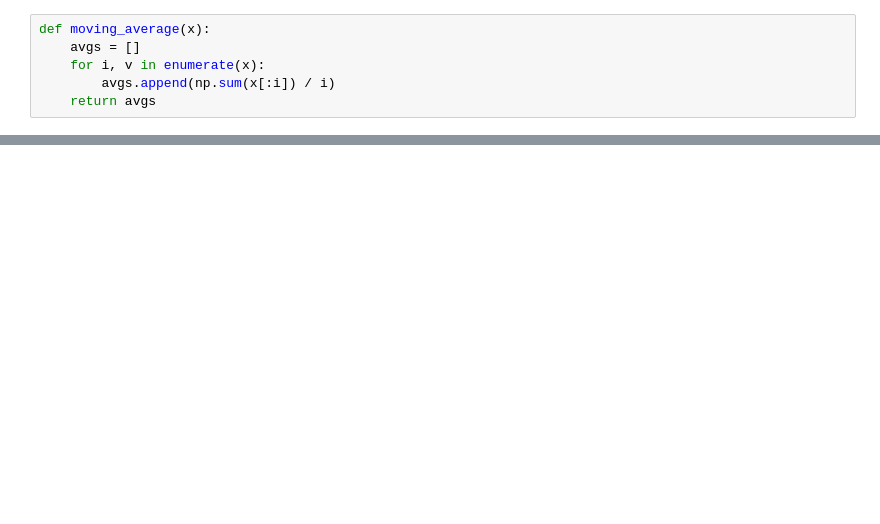
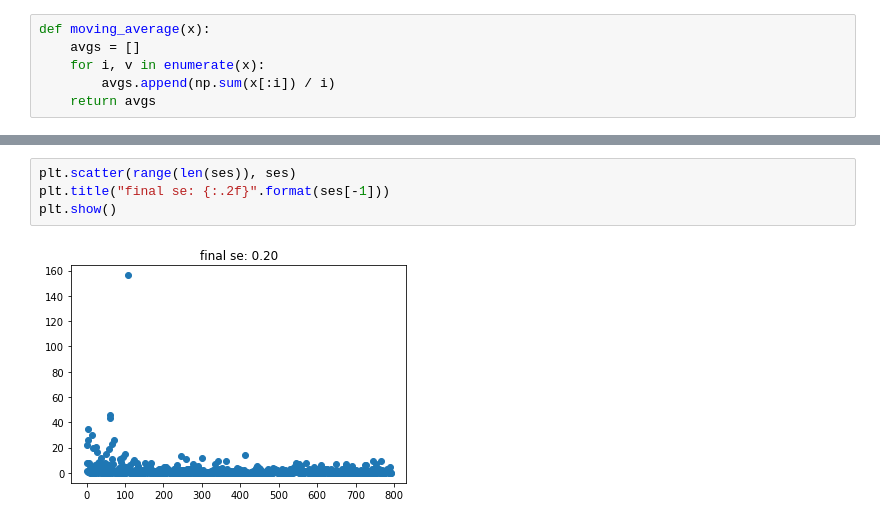
Before and after one commit to colby-j-wise/ParticleThompsonSamplingMAB, a Jupyter notebook: Update Posterior - CTR.ipynb, the cells around one changed output, grey strips where cells are left out. Saved outputs shown, nothing was run; the diff lists cells and outputs as text; blank space fills up the shorter version.

```diff
--- a/Update Posterior - CTR.ipynb
+++ b/Update Posterior - CTR.ipynb
@@ -221 +242,7 @@ plt.show()
+# %%
+plt.scatter(range(len(ses)), ses)
+plt.title("final se: {:.2f}".format(ses[-1]))
+plt.show()
+# %% [output]
+[figure, added]
 # %%
```
Also changed, not shown: parts of 5 cells of this notebook.
